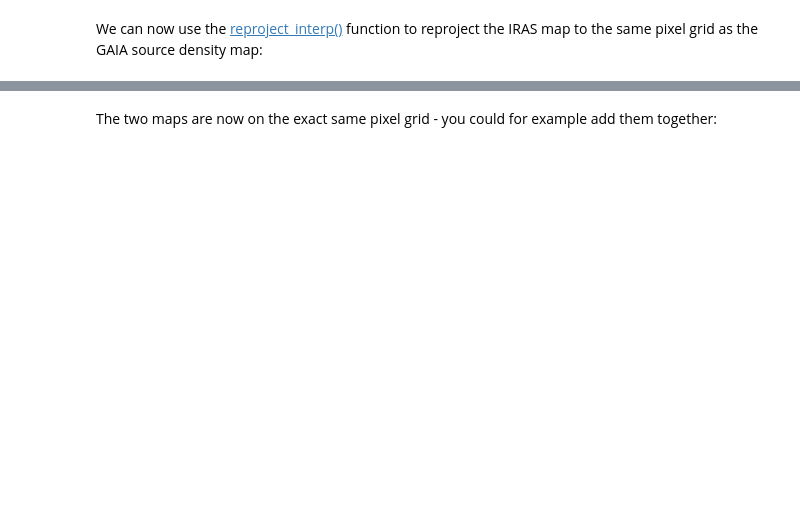
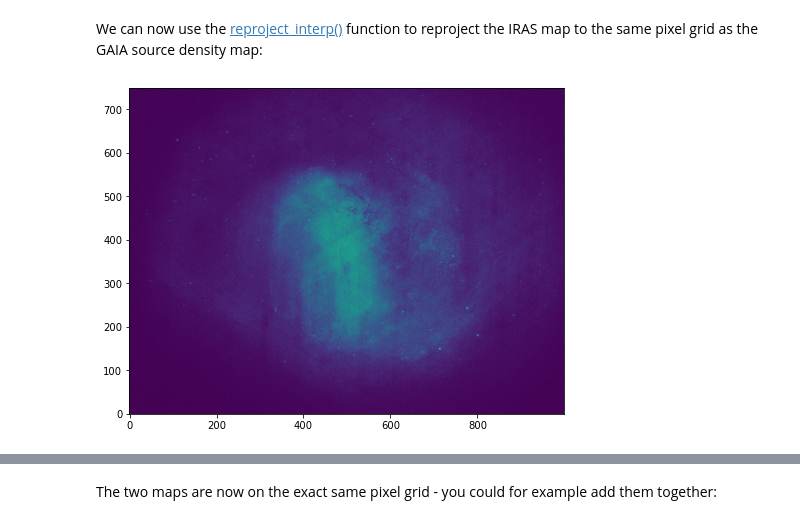
Before and after one commit to maria8ch/ASTR497, a Jupyter notebook: astropy_notebooks/11-reproject.ipynb, the cells around one changed output, grey strips where cells are left out. Cells and saved outputs as stored; diff of their text form; code cells hidden in the pictures; blank space fills up the shorter version.

```diff
--- a/astropy_notebooks/11-reproject.ipynb
+++ b/astropy_notebooks/11-reproject.ipynb
@@ -44,0 +91,4 @@ We can now use the [reproject_interp()](https://reproject.readthedocs.io/en/late
+# %%
+plt.imshow(hdu_gaia.data, vmax=200);
+# %% [output]
+[figure, added]
```
Also changed, not shown: parts of 18 cells of this notebook.
